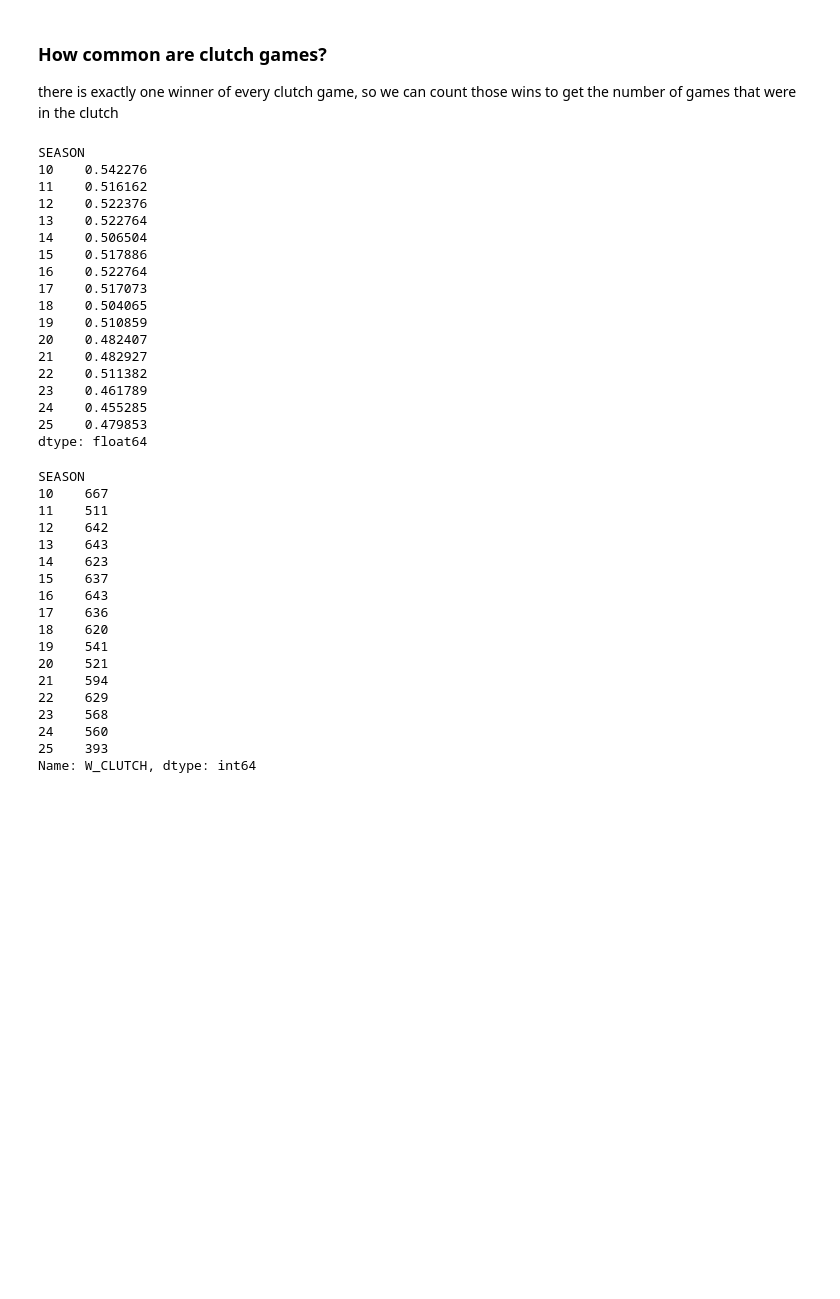
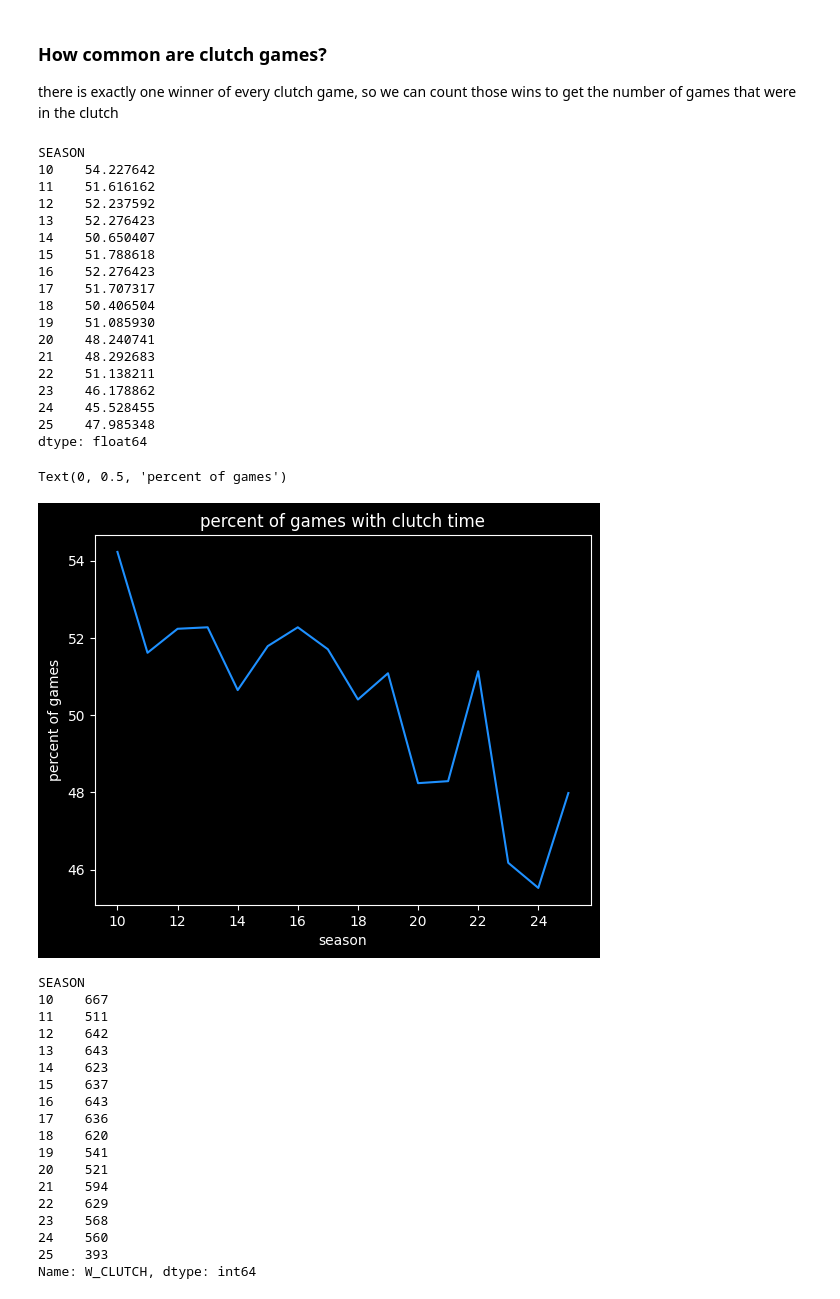
Before and after one commit to csdurfee/csdurfee.github.io, a Jupyter notebook: notebooks/nba-clutch-stats.ipynb, the cells around one changed output. Cells and saved outputs as stored; diff of their text form; code cells hidden in the pictures; blank space fills up the shorter version.

```diff
--- a/notebooks/nba-clutch-stats.ipynb
+++ b/notebooks/nba-clutch-stats.ipynb
@@ -207,28 +207,38 @@ merged_with_playoffs
 
 there is exactly one winner of every clutch game, so we can count those wins to get the number of games that were in the clutch
 # %%
-season_grouper = merged_with_playoffs.groupby('SEASON')
+season_grouper = merged_data.groupby('SEASON')
 
-season_grouper['W_CLUTCH'].sum() / season_grouper['W'].sum()
+percent_clutch = 100 * (season_grouper['W_CLUTCH'].sum() / season_grouper['W'].sum())
+
+percent_clutch
 # %% [output]
 SEASON
-10    0.542276
-11    0.516162
-12    0.522376
-13    0.522764
-14    0.506504
-15    0.517886
-16    0.522764
-17    0.517073
-18    0.504065
-19    0.510859
-20    0.482407
-21    0.482927
-22    0.511382
-23    0.461789
-24    0.455285
-25    0.479853
+10    54.227642
+11    51.616162
+12    52.237592
+13    52.276423
+14    50.650407
+15    51.788618
+16    52.276423
+17    51.707317
+18    50.406504
+19    51.085930
+20    48.240741
+21    48.292683
+22    51.138211
+23    46.178862
+24    45.528455
+25    47.985348
 dtype: float64
+# %%
+plt.plot(percent_clutch, color='dodgerblue')
+plt.title('percent of games with clutch time')
+plt.xlabel('season')
+plt.ylabel('percent of games')
+# %% [output]
+Text(0, 0.5, 'percent of games')
+[figure, added]
 # %%
 season_grouper.W_CLUTCH.sum()
 # %% [output]
```
Also changed, not shown: parts of 25 cells of this notebook, 3 other files.
